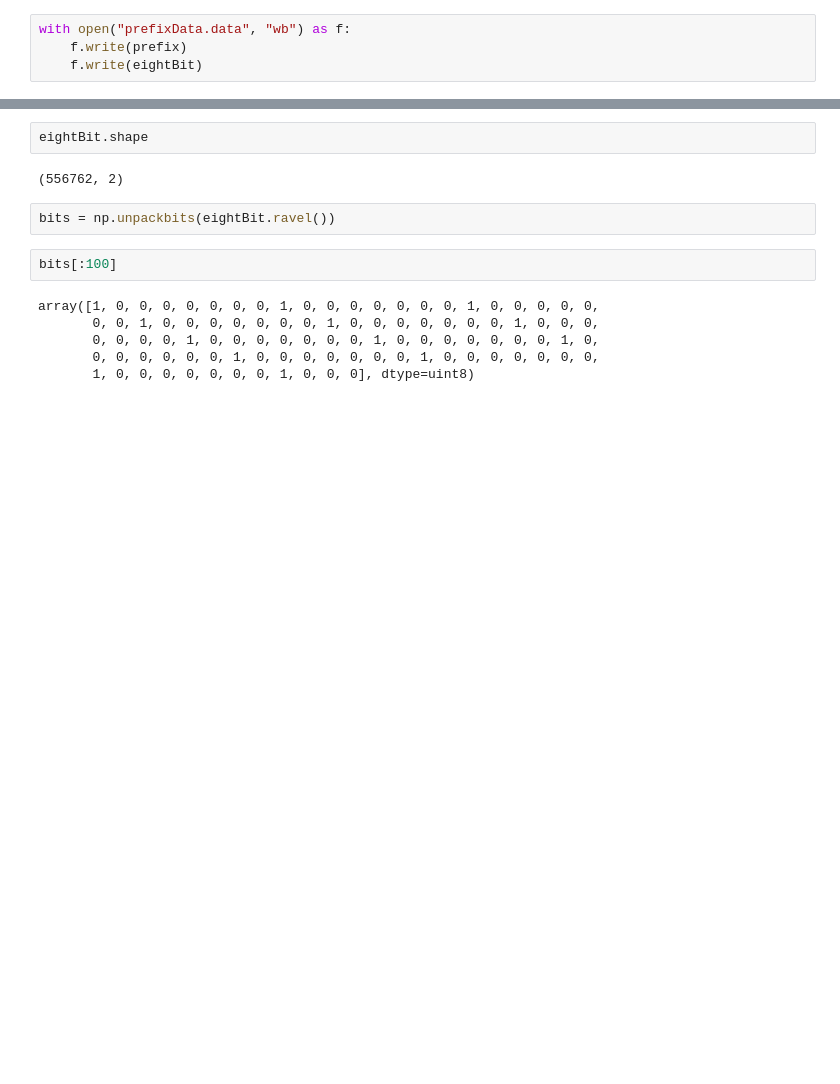
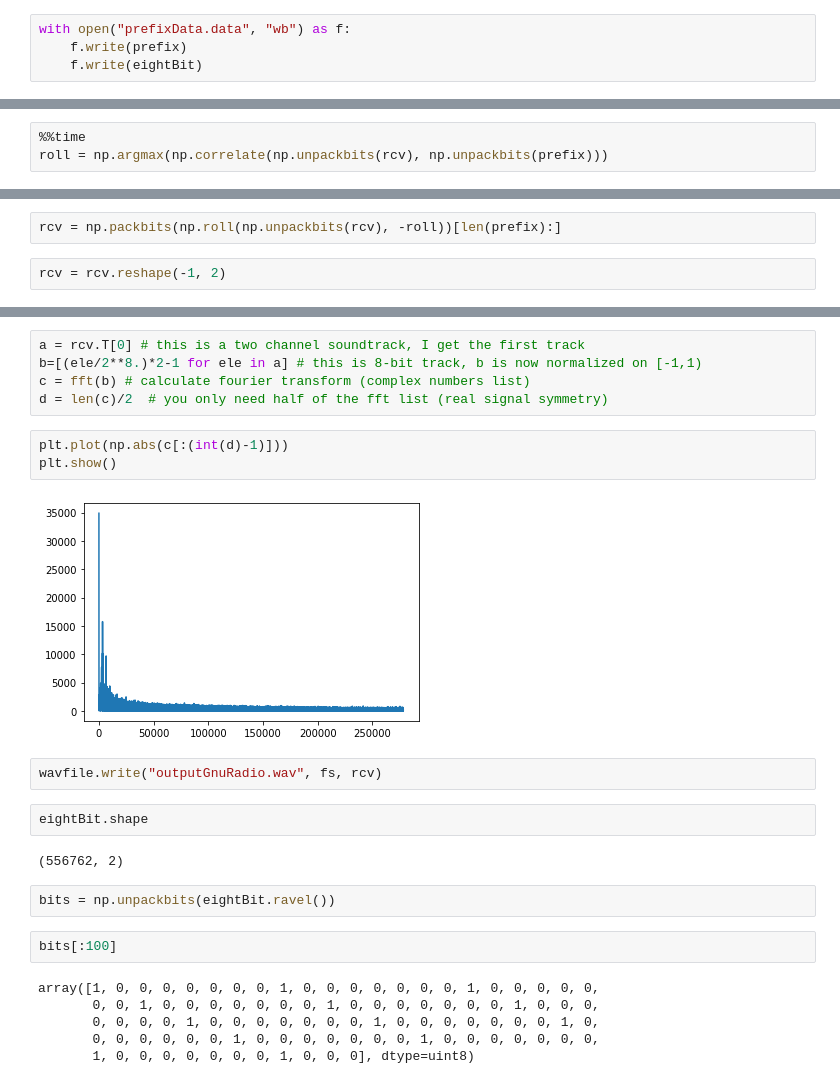
Before and after one commit to rafaelmcam/gr-ITpp, a Jupyter notebook: examples/Simulação BPSK/Áudio/Audio.ipynb, the cells around one changed output, grey strips where cells are left out. Drawn from its saved outputs; the diff is of its cells as text; blank space fills up the shorter version.

```diff
--- a/examples/Simulação BPSK/Áudio/Audio.ipynb
+++ b/examples/Simulação BPSK/Áudio/Audio.ipynb
@@ -42,0 +73,3 @@ with open("prefixData.data", "wb") as f:
+# %%
+%%time
+roll = np.argmax(np.correlate(np.unpackbits(rcv), np.unpackbits(prefix)))
@@ -42,0 +79,4 @@ with open("prefixData.data", "wb") as f:
+# %%
+rcv = np.packbits(np.roll(np.unpackbits(rcv), -roll))[len(prefix):]
+# %%
+rcv = rcv.reshape(-1, 2)
@@ -43,3 +93,15 @@ with open("prefixData.data", "wb") as f:
+# %%
+a = rcv.T[0] # this is a two channel soundtrack, I get the first track
+b=[(ele/2**8.)*2-1 for ele in a] # this is 8-bit track, b is now normalized on [-1,1)
+c = fft(b) # calculate fourier transform (complex numbers list)
+d = len(c)/2  # you only need half of the fft list (real signal symmetry)
+# %%
+plt.plot(np.abs(c[:(int(d)-1)]))
+plt.show()
+# %% [output]
+[figure, added]
+# %%
+wavfile.write("outputGnuRadio.wav", fs, rcv)
 # %%
 eightBit.shape
 # %% [output]
```
Also changed, not shown: parts of 21 cells of this notebook, 1 other file.
